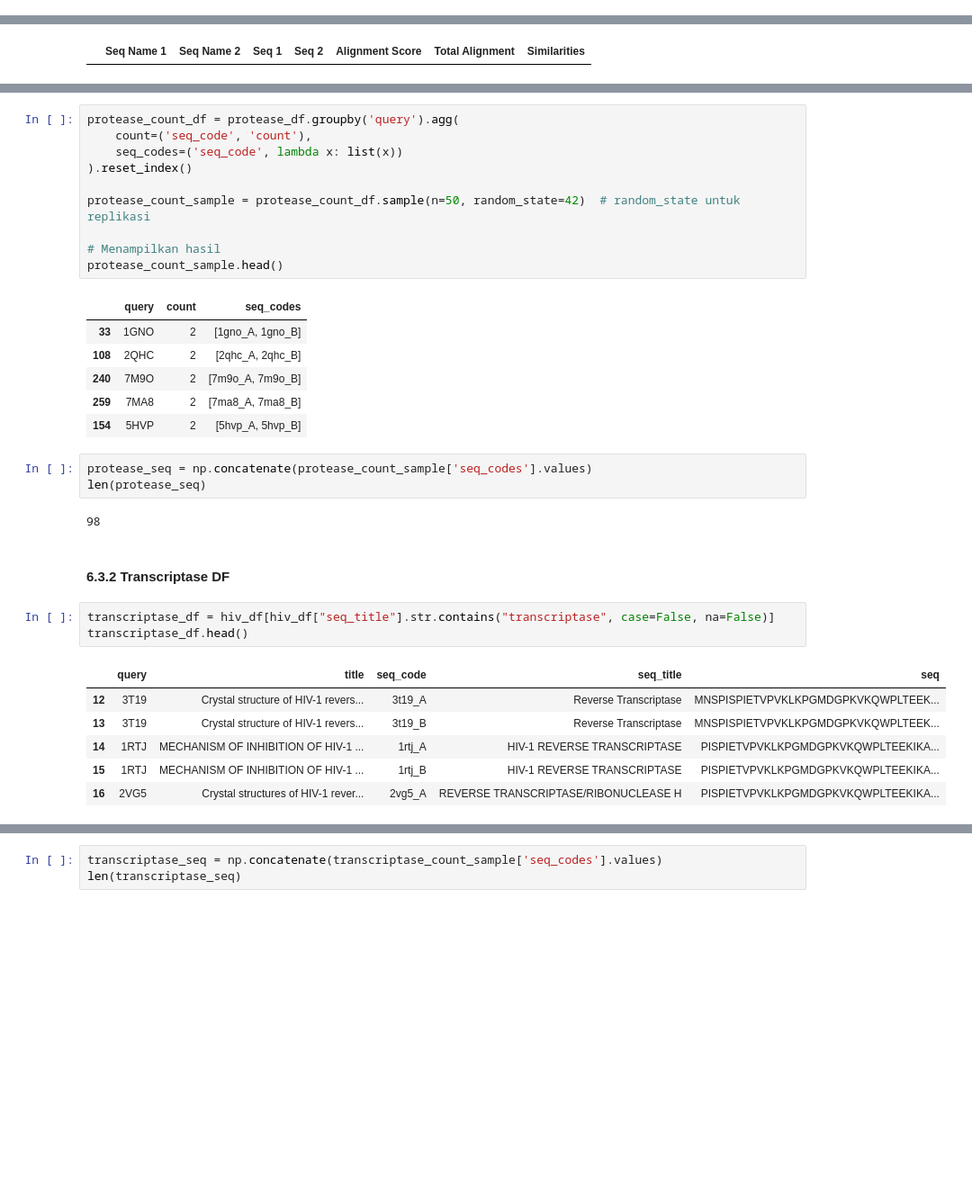
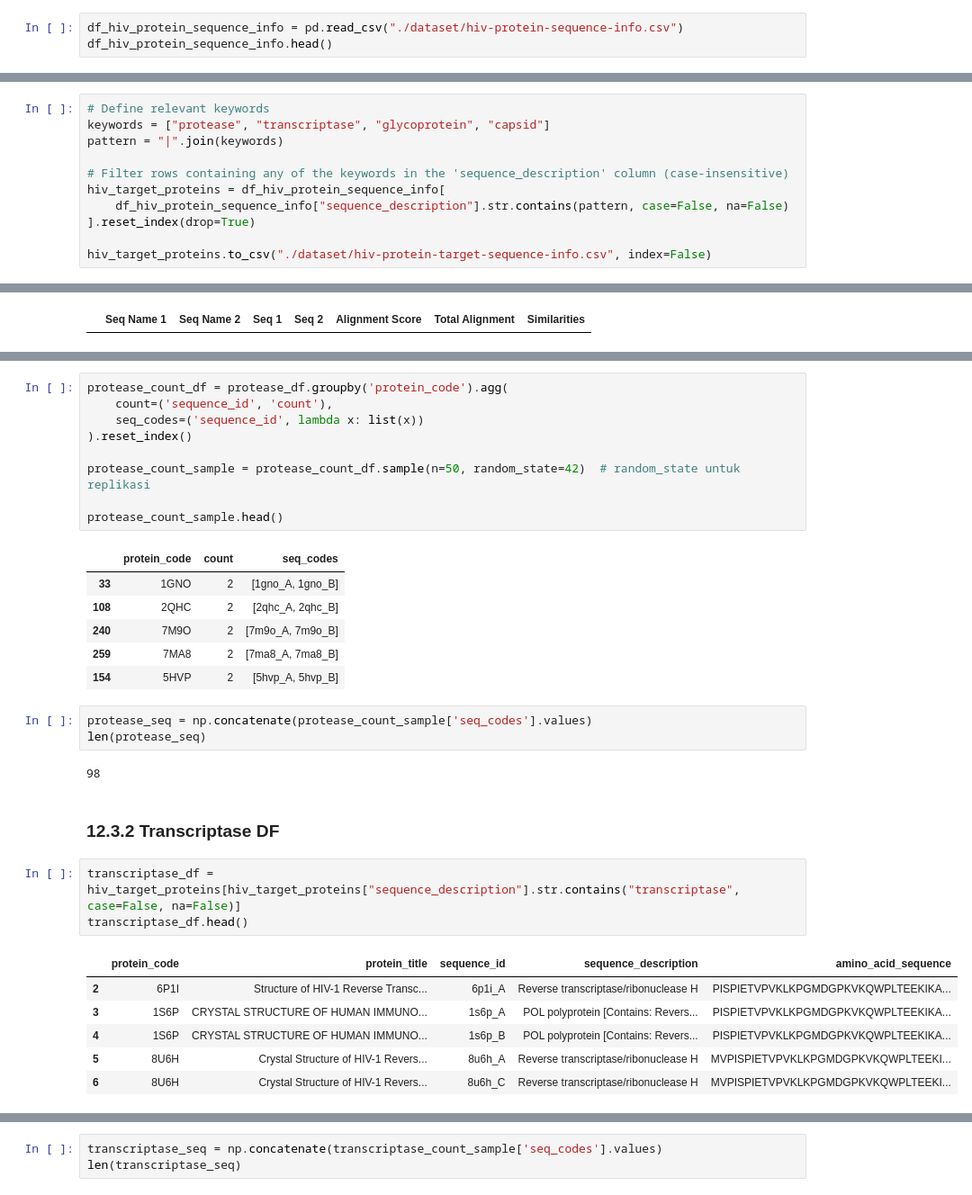
Before and after one commit to FillipusAditya/clustering-hiv-type-1-protein, a Jupyter notebook: hiv_type_1.ipynb, the cells around one changed output, grey strips where cells are left out. Shown at 90% size. Cells and saved outputs as stored; diff of their text form; blank space fills up the shorter version.

```diff
--- a/hiv_type_1.ipynb
+++ b/hiv_type_1.ipynb
@@ -417,0 +383,3 @@ hiv_df_filtered.head()
+# %%
+df_hiv_protein_sequence_info = pd.read_csv("./dataset/hiv-protein-sequence-info.csv")
+df_hiv_protein_sequence_info.head()
@@ -417,0 +409,11 @@ hiv_df_filtered.head()
+# %%
+# Define relevant keywords
+keywords = ["protease", "transcriptase", "glycoprotein", "capsid"]
+pattern = "|".join(keywords)
+
+# Filter rows containing any of the keywords in the 'sequence_description' column (case-insensitive)
+hiv_target_proteins = df_hiv_protein_sequence_info[
+    df_hiv_protein_sequence_info["sequence_description"].str.contains(pattern, case=False, na=False)
+].reset_index(drop=True)
+
+hiv_target_proteins.to_csv("./dataset/hiv-protein-target-sequence-info.csv", index=False)
@@ -526,15 +558,14 @@ protease_df.head()
 # %%
-protease_count_df = protease_df.groupby('query').agg(
-    count=('seq_code', 'count'),
-    seq_codes=('seq_code', lambda x: list(x))
+protease_count_df = protease_df.groupby('protein_code').agg(
+    count=('sequence_id', 'count'),
+    seq_codes=('sequence_id', lambda x: list(x))
 ).reset_index()
 
 protease_count_sample = protease_count_df.sample(n=50, random_state=42)  # random_state untuk replikasi
 
-# Menampilkan hasil
 protease_count_sample.head()
 # %% [output]
-|  | query | count | seq_codes |
+|  | protein_code | count | seq_codes |
 | 33 | 1GNO | 2 | [1gno_A, 1gno_B] |
 | 108 | 2QHC | 2 | [2qhc_A, 2qhc_B] |
 | 240 | 7M9O | 2 | [7m9o_A, 7m9o_B] |
@@ -546,15 +577,15 @@ len(protease_seq)
 # %% [output]
 98
 # %% [markdown]
-#### 6.3.2 Transcriptase DF
+### 12.3.2 Transcriptase DF
 # %%
-transcriptase_df = hiv_df[hiv_df["seq_title"].str.contains("transcriptase", case=False, na=False)]
+transcriptase_df = hiv_target_proteins[hiv_target_proteins["sequence_description"].str.contains("transcriptase", case=False, na=False)]
 transcriptase_df.head()
 # %% [output]
-|  | query | title | seq_code | seq_title | seq |
-| 12 | 3T19 | Crystal structure of HIV-1 revers... | 3t19_A | Reverse Transcriptase | MNSPISPIETVPVKLKPGMDGPKVKQWPLTEEK... |
-| 13 | 3T19 | Crystal structure of HIV-1 revers... | 3t19_B | Reverse Transcriptase | MNSPISPIETVPVKLKPGMDGPKVKQWPLTEEK... |
-| 14 | 1RTJ | MECHANISM OF INHIBITION OF HIV-1 ... | 1rtj_A | HIV-1 REVERSE TRANSCRIPTASE | PISPIETVPVKLKPGMDGPKVKQWPLTEEKIKA... |
-| 15 | 1RTJ | MECHANISM OF INHIBITION OF HIV-1 ... | 1rtj_B | HIV-1 REVERSE TRANSCRIPTASE | PISPIETVPVKLKPGMDGPKVKQWPLTEEKIKA... |
-| 16 | 2VG5 | Crystal structures of HIV-1 rever... | 2vg5_A | REVERSE TRANSCRIPTASE/RIBONUCLEASE H | PISPIETVPVKLKPGMDGPKVKQWPLTEEKIKA... |
+|  | protein_code | protein_title | sequence_id | sequence_description | amino_acid_sequence |
+| 2 | 6P1I | Structure of HIV-1 Reverse Transc... | 6p1i_A | Reverse transcriptase/ribonuclease H | PISPIETVPVKLKPGMDGPKVKQWPLTEEKIKA... |
+| 3 | 1S6P | CRYSTAL STRUCTURE OF HUMAN IMMUNO... | 1s6p_A | POL polyprotein [Contains: Revers... | PISPIETVPVKLKPGMDGPKVKQWPLTEEKIKA... |
+| 4 | 1S6P | CRYSTAL STRUCTURE OF HUMAN IMMUNO... | 1s6p_B | POL polyprotein [Contains: Revers... | PISPIETVPVKLKPGMDGPKVKQWPLTEEKIKA... |
+| 5 | 8U6H | Crystal Structure of HIV-1 Revers... | 8u6h_A | Reverse transcriptase/ribonuclease H | MVPISPIETVPVKLKPGMDGPKVKQWPLTEEKI... |
+| 6 | 8U6H | Crystal Structure of HIV-1 Revers... | 8u6h_C | Reverse transcriptase/ribonuclease H | MVPISPIETVPVKLKPGMDGPKVKQWPLTEEKI... |
 # %%
```
Also changed, not shown: parts of 159 cells of this notebook.
